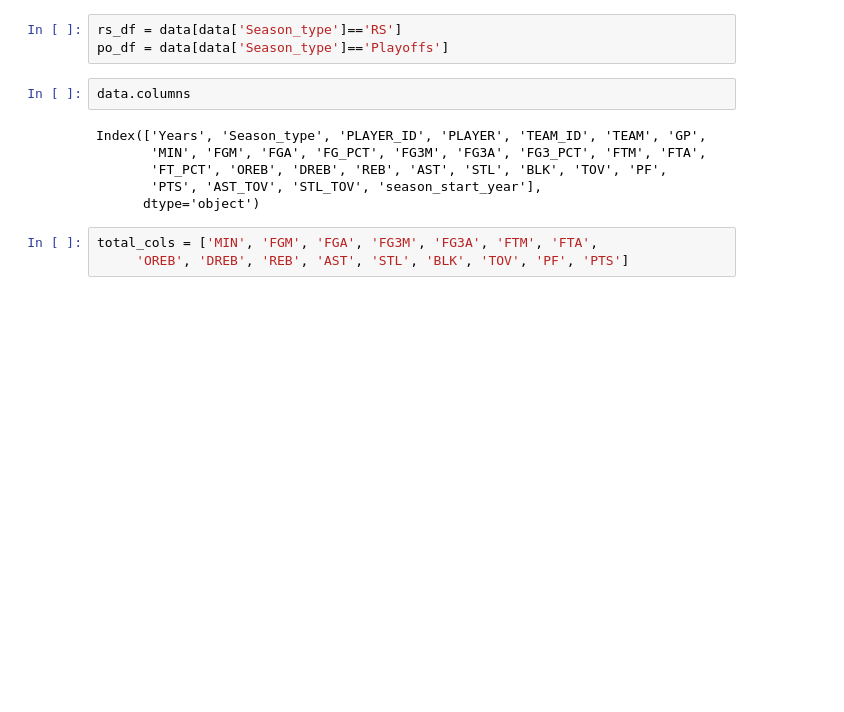
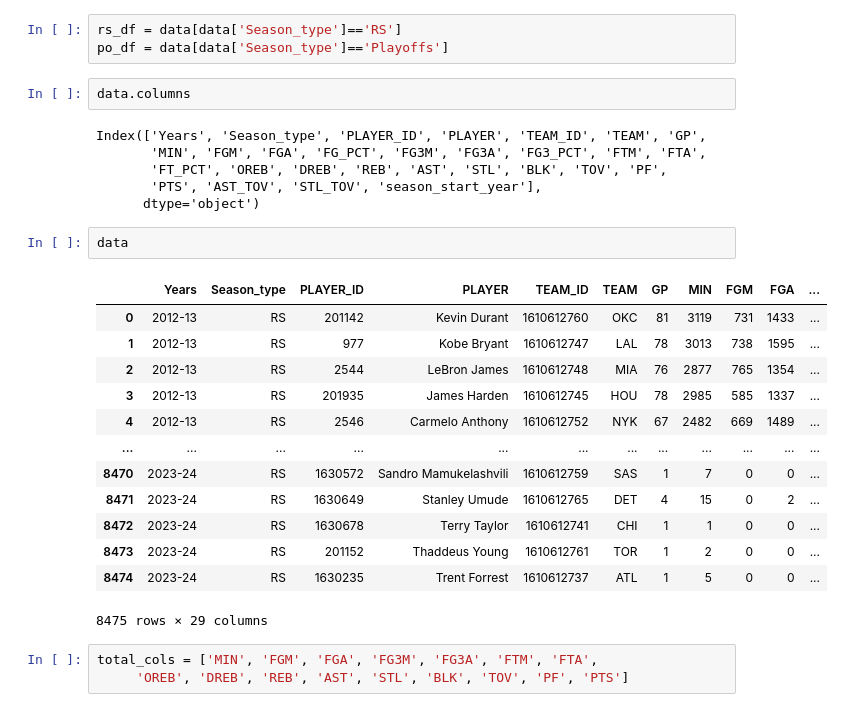
Before and after one commit to ApellesKim/nba_stat, a Jupyter notebook: nba_data_analysis.ipynb, the cells around one changed output. Cells and saved outputs as stored; diff of their text form; blank space fills up the shorter version.

```diff
--- a/nba_data_analysis.ipynb
+++ b/nba_data_analysis.ipynb
@@ -44,6 +59,22 @@ Index(['Years', 'Season_type', 'PLAYER_ID', 'PLAYER', 'TEAM_ID', 'TEAM', 'GP',
        'FT_PCT', 'OREB', 'DREB', 'REB', 'AST', 'STL', 'BLK', 'TOV', 'PF',
        'PTS', 'AST_TOV', 'STL_TOV', 'season_start_year'],
       dtype='object')
+# %%
+data
+# %% [output]
+|  | Years | Season_type | PLAYER_ID | PLAYER | TEAM_ID | TEAM | GP | MIN | FGM | FGA | ... |
+| 0 | 2012-13 | RS | 201142 | Kevin Durant | 1610612760 | OKC | 81 | 3119 | 731 | 1433 | ... |
+| 1 | 2012-13 | RS | 977 | Kobe Bryant | 1610612747 | LAL | 78 | 3013 | 738 | 1595 | ... |
+| 2 | 2012-13 | RS | 2544 | LeBron James | 1610612748 | MIA | 76 | 2877 | 765 | 1354 | ... |
+| 3 | 2012-13 | RS | 201935 | James Harden | 1610612745 | HOU | 78 | 2985 | 585 | 1337 | ... |
+| 4 | 2012-13 | RS | 2546 | Carmelo Anthony | 1610612752 | NYK | 67 | 2482 | 669 | 1489 | ... |
+| ... | ... | ... | ... | ... | ... | ... | ... | ... | ... | ... | ... |
+| 8470 | 2023-24 | RS | 1630572 | Sandro Mamukelashvili | 1610612759 | SAS | 1 | 7 | 0 | 0 | ... |
+| 8471 | 2023-24 | RS | 1630649 | Stanley Umude | 1610612765 | DET | 4 | 15 | 0 | 2 | ... |
+| 8472 | 2023-24 | RS | 1630678 | Terry Taylor | 1610612741 | CHI | 1 | 1 | 0 | 0 | ... |
+| 8473 | 2023-24 | RS | 201152 | Thaddeus Young | 1610612761 | TOR | 1 | 2 | 0 | 0 | ... |
+| 8474 | 2023-24 | RS | 1630235 | Trent Forrest | 1610612737 | ATL | 1 | 5 | 0 | 0 | ... |
+8475 rows × 29 columns
 # %%
 total_cols = ['MIN', 'FGM', 'FGA', 'FG3M', 'FG3A', 'FTM', 'FTA',
      'OREB', 'DREB', 'REB', 'AST', 'STL', 'BLK', 'TOV', 'PF', 'PTS']
```
Also changed, not shown: parts of 15 cells of this notebook, 1 other file.
